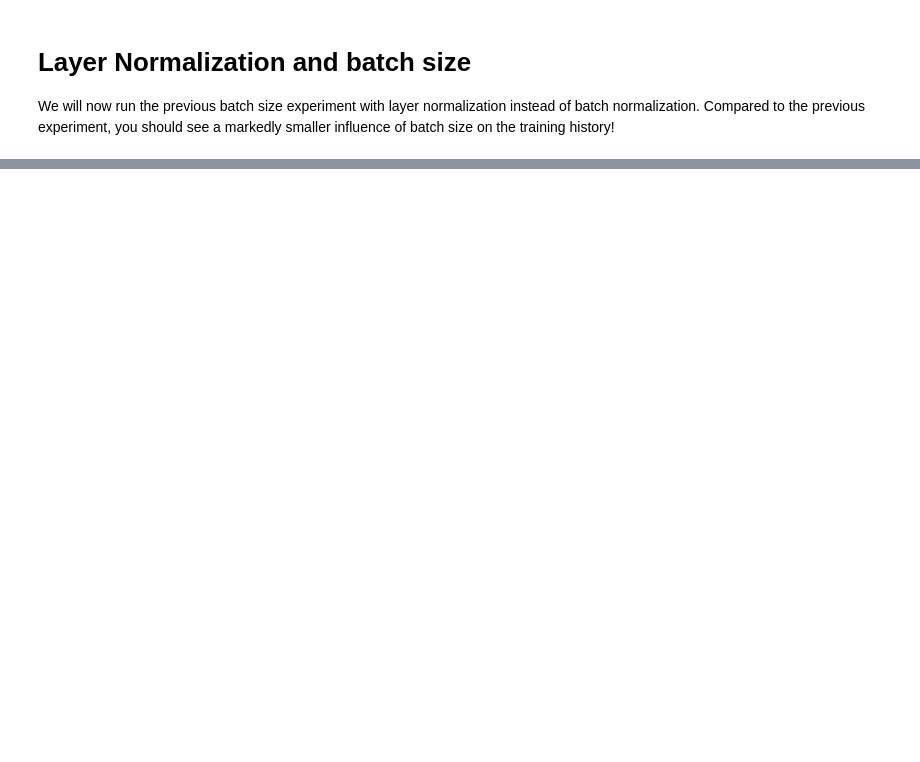
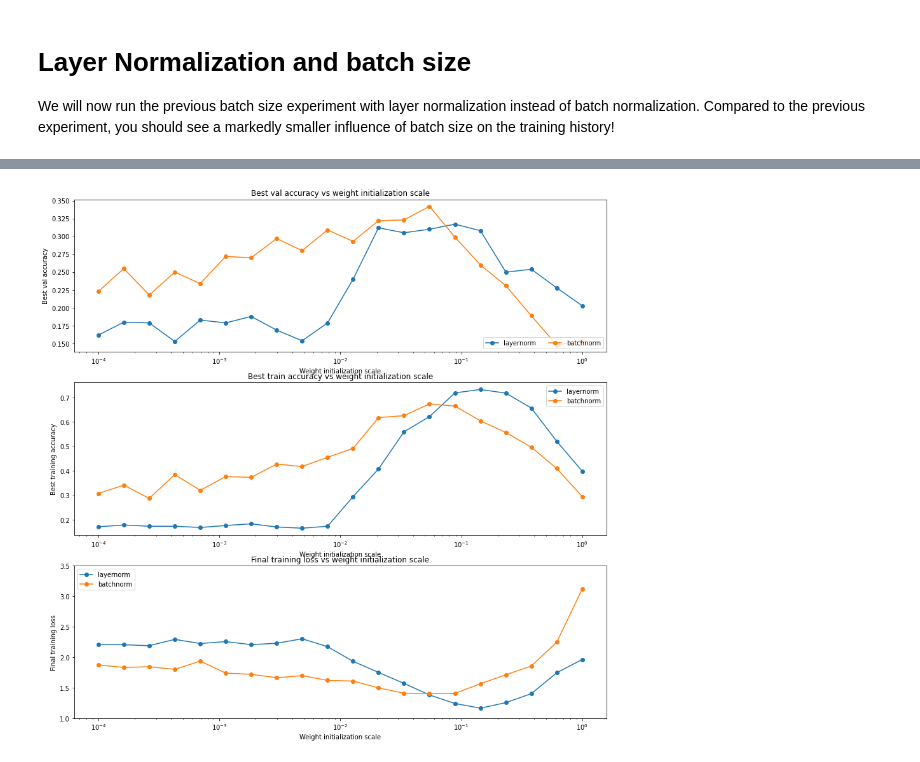
Before and after one commit to jo1jun/CS231N, a Jupyter notebook: assignment2/BatchNormalization.ipynb, the cells around one changed output, grey strips where cells are left out. Saved outputs shown, nothing was run; the diff lists cells and outputs as text; code cells hidden in the pictures; blank space fills up the shorter version.

```diff
--- a/assignment2/BatchNormalization.ipynb
+++ b/assignment2/BatchNormalization.ipynb
@@ -631,0 +854,45 @@ When is layer normalization likely to not work well, and why?
+# %%
+# Plot results of weight scale experiment
+ln_best_train_accs, bn_best_train_accs = [], []
+ln_best_val_accs, bn_best_val_accs = [], []
+ln_final_train_loss, bn_final_train_loss = [], []
+
+for ws in weight_scales:
+  ln_best_train_accs.append(max(ln_solvers_ws[ws].train_acc_history))
+  bn_best_train_accs.append(max(bn_solvers_ws[ws].train_acc_history))
+
+  ln_best_val_accs.append(max(ln_solvers_ws[ws].val_acc_history))
+  bn_best_val_accs.append(max(bn_solvers_ws[ws].val_acc_history))
+
+  ln_final_train_loss.append(np.mean(ln_solvers_ws[ws].loss_history[-100:]))
+  bn_final_train_loss.append(np.mean(bn_solvers_ws[ws].loss_history[-100:]))
+
+plt.subplot(3, 1, 1)
+plt.title('Best val accuracy vs weight initialization scale')
+plt.xlabel('Weight initialization scale')
+plt.ylabel('Best val accuracy')
+plt.semilogx(weight_scales, ln_best_val_accs, '-o', label='layernorm')
+plt.semilogx(weight_scales, bn_best_val_accs, '-o', label='batchnorm')
+plt.legend(ncol=2, loc='lower right')
+
+plt.subplot(3, 1, 2)
+plt.title('Best train accuracy vs weight initialization scale')
+plt.xlabel('Weight initialization scale')
+plt.ylabel('Best training accuracy')
+plt.semilogx(weight_scales, ln_best_train_accs, '-o', label='layernorm')
+plt.semilogx(weight_scales, bn_best_train_accs, '-o', label='batchnorm')
+plt.legend()
+
+plt.subplot(3, 1, 3)
+plt.title('Final training loss vs weight initialization scale')
+plt.xlabel('Weight initialization scale')
+plt.ylabel('Final training loss')
+plt.semilogx(weight_scales, ln_final_train_loss, '-o', label='layernorm')
+plt.semilogx(weight_scales, bn_final_train_loss, '-o', label='batchnorm')
+plt.legend()
+plt.gca().set_ylim(1.0, 3.5)
+
+plt.gcf().set_size_inches(15, 15)
+plt.show()
+# %% [output]
+[figure, added]
```
Also changed, not shown: parts of 18 cells of this notebook, 4 other files.
